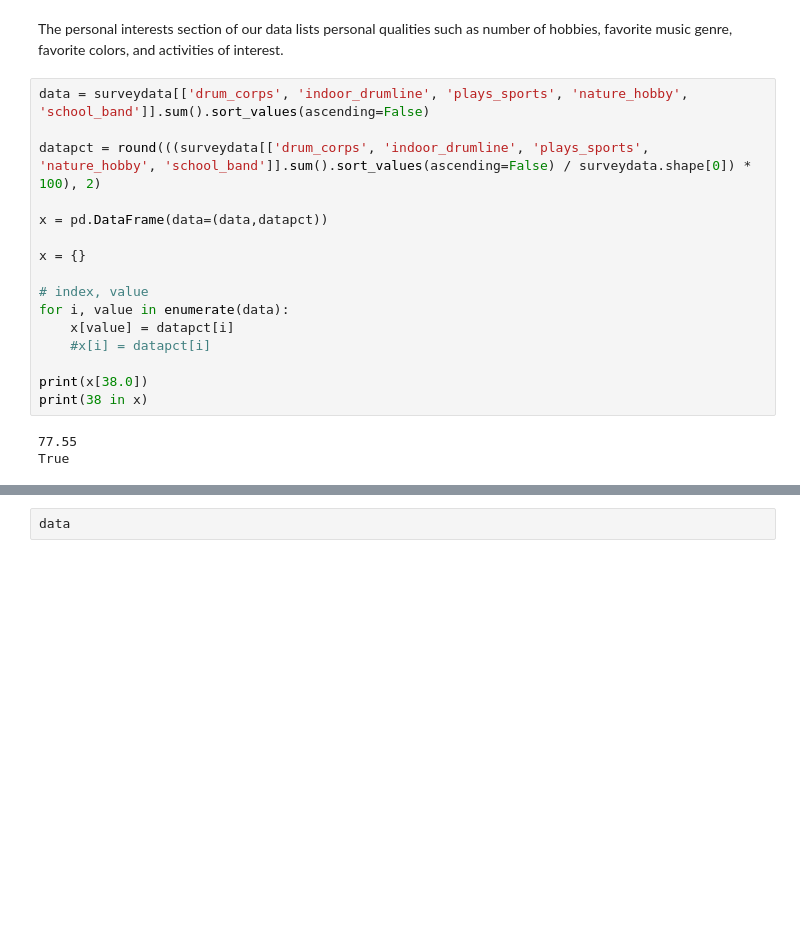
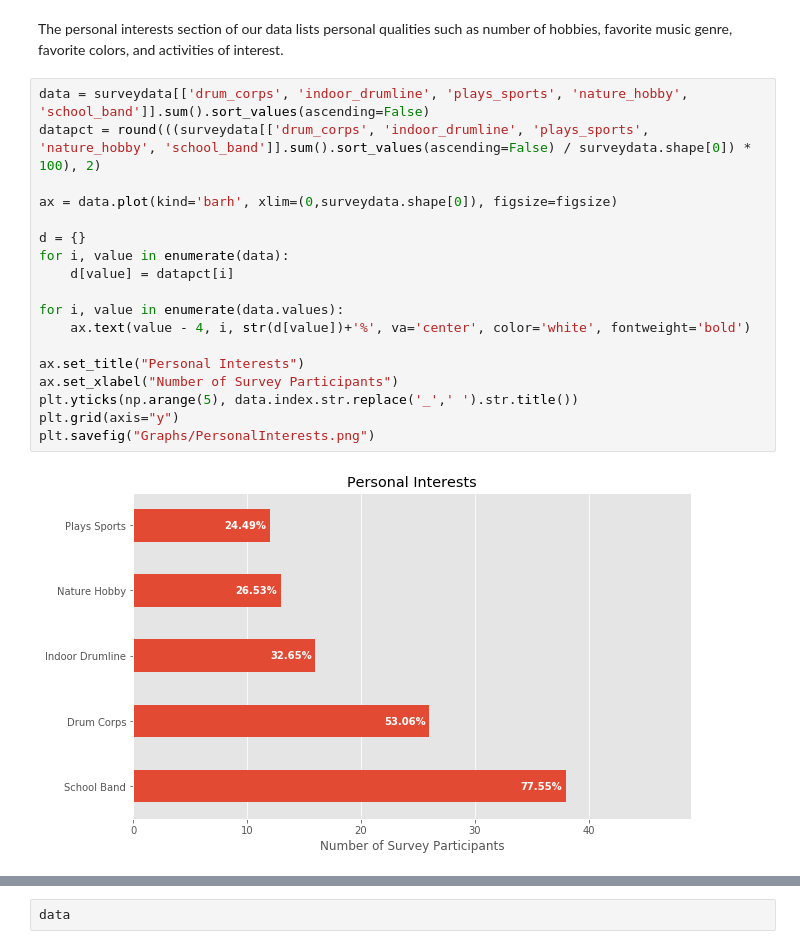
Before and after one commit to dennisfarmer/Factors-of-Academic-Success, a Jupyter notebook: eda.ipynb, the cells around one changed output, grey strips where cells are left out. Saved outputs shown, nothing was run; the diff lists cells and outputs as text; blank space fills up the shorter version.

```diff
--- a/eda.ipynb
+++ b/eda.ipynb
@@ -355,20 +353,21 @@ surveydata[interests[0]].sample(n=5, random_state=3)
 The personal interests section of our data lists personal qualities such as number of hobbies, favorite music genre, favorite colors, and activities of interest.
 # %%
 data = surveydata[['drum_corps', 'indoor_drumline', 'plays_sports', 'nature_hobby', 'school_band']].sum().sort_values(ascending=False)
-
 datapct = round(((surveydata[['drum_corps', 'indoor_drumline', 'plays_sports', 'nature_hobby', 'school_band']].sum().sort_values(ascending=False) / surveydata.shape[0]) * 100), 2)
 
-x = pd.DataFrame(data=(data,datapct))
+ax = data.plot(kind='barh', xlim=(0,surveydata.shape[0]), figsize=figsize)
 
-x = {}
+d = {}
+for i, value in enumerate(data):
+    d[value] = datapct[i]
 
-# index, value
-for i, value in enumerate(data):
-    x[value] = datapct[i]
-    #x[i] = datapct[i]
+for i, value in enumerate(data.values):
+    ax.text(value - 4, i, str(d[value])+'%', va='center', color='white', fontweight='bold')
 
-print(x[38.0])
-print(38 in x)
+ax.set_title("Personal Interests")
+ax.set_xlabel("Number of Survey Participants")
+plt.yticks(np.arange(5), data.index.str.replace('_',' ').str.title())
+plt.grid(axis="y")
+plt.savefig("Graphs/PersonalInterests.png")
 # %% [output]
-77.55
-True
+[figure, added]
```
Also changed, not shown: parts of 4 cells of this notebook, 2 other files.
